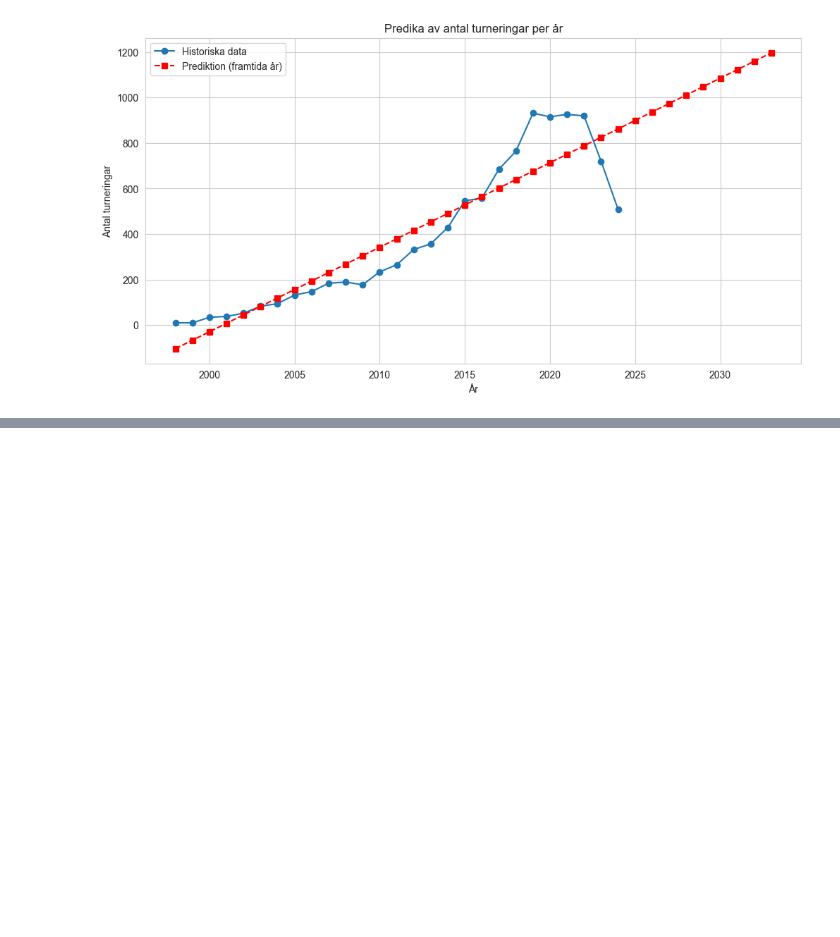
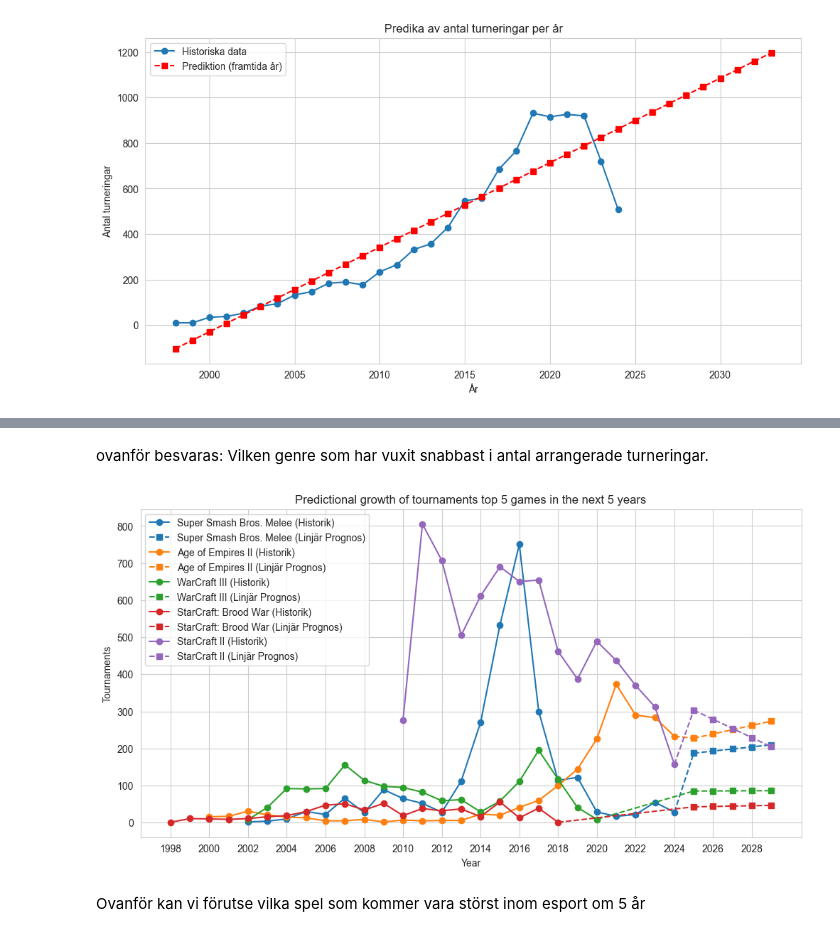
Before and after one commit to AndreasL85/pyprojektarbete, a Jupyter notebook: esports.ipynb, the cells around one changed output, grey strips where cells are left out. Saved outputs shown, nothing was run; the diff lists cells and outputs as text; code cells hidden in the pictures; blank space fills up the shorter version.

Commit message:
arbte med punkt 12

```diff
--- a/esports.ipynb
+++ b/esports.ipynb
@@ -325,0 +384,65 @@ plt.grid(True)
+# %% [markdown]
+ovanför besvaras: Vilken genre som har vuxit snabbast i antal arrangerade turneringar.
+# %%
+#Kan vi förutse vilka spel/kategorier som kommer vara störst inom esport om 5 år?
+
+# Skapa en figur för att visualisera de 5 största spelen med linjär regression
+plt.figure(figsize=(12, 6))
+
+top_five_games = data["Game"].value_counts().index[:5]
+upcoming_years = list(range(data["Year"].max() + 1, data["Year"].max() + 6))
+
+predict_results = {}
+
+# Definiera färger för varje spel
+colors = matplotlib.colormaps.get_cmap("tab10")
+color_map = {game: colors(i % 10) for i, game in enumerate(top_five_games)}
+
+# Prognosera framtida tillväxt för de 5 mest populära spelen
+for game in top_five_games:
+    subset = data[data["Game"] == game].copy()
+    subset["Year"] = pd.to_datetime(subset['Date']).dt.year
+    subset = subset.groupby('Year')['Tournaments'].sum().reset_index()
+
+    # Om det finns för få datapunkter, hoppa över
+    if len(subset) < 3:
+        continue
+
+    # Förbered data för linjär regression
+    X = subset["Year"].values.reshape(-1, 1)
+    y = subset["Tournaments"].values
+
+    # Träna en linjär regressionsmodell
+    model = LinearRegression()
+    model.fit(X, y)
+
+    # Gör en prognos för de kommande 5 åren
+    x_prediction = np.array(upcoming_years).reshape(-1, 1)
+    prediction = model.predict(x_prediction)
+
+    # Spara prognosen
+    predict_results[game] = prediction
+
+  # Plotta historisk data
+    plt.plot(subset["Year"], subset["Tournaments"], marker="o", linestyle="-", label=f"{game} (Historik)", color=color_map[game])
+
+    # För att få en linje som går från sista datapunkten till första prediktiva punkt
+    plt.plot([subset["Year"].iloc[-1], upcoming_years[0]], [subset["Tournaments"].iloc[-1], prediction[0]],
+             linestyle="--", color=color_map[game])
+
+    # Plotta prognosen med linjär regression
+    plt.plot(upcoming_years, prediction, linestyle="--", marker="s", label=f"{game} (Linjär Prognos)", color=color_map[game])
+
+    # Anpassa x-axeln för att inkludera framtida år
+plt.xticks(np.arange(data["Year"].min(), max(upcoming_years) + 1, 2))
+
+
+plt.xlabel("Year")
+plt.ylabel("Tournaments")
+plt.title("Predictional growth of tournaments top 5 games in the next 5 years")
+plt.legend()
+plt.grid(True)
+# %% [output]
+[figure, added]
+# %% [markdown]
+Ovanför kan vi förutse vilka spel som kommer vara störst inom esport om 5 år
```
Also changed, not shown: parts of 7 cells of this notebook.
